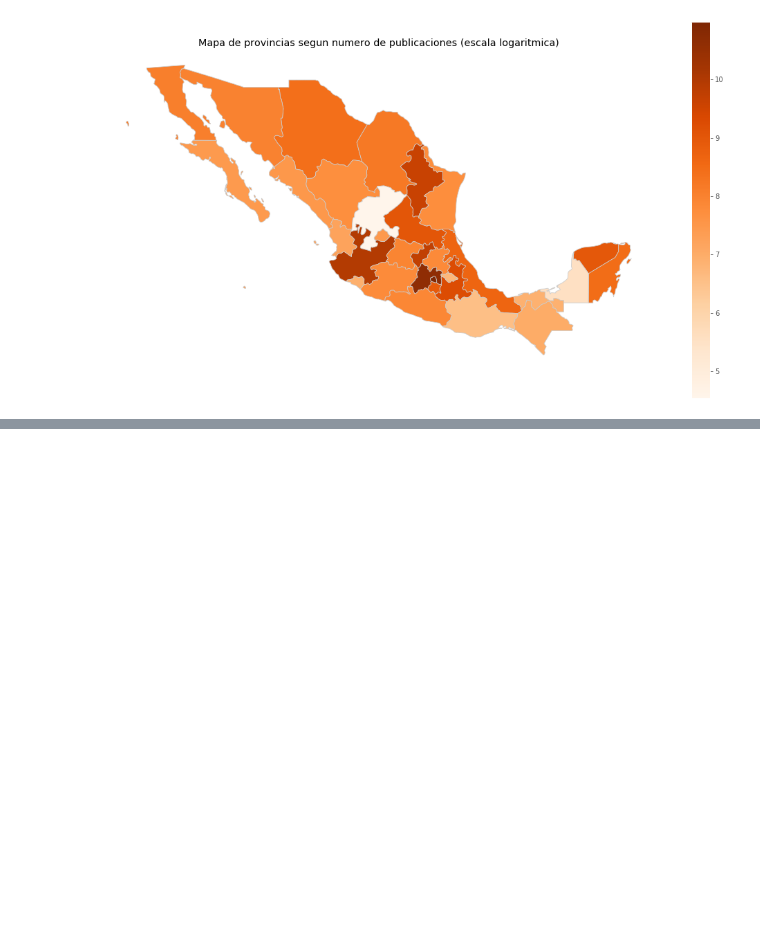
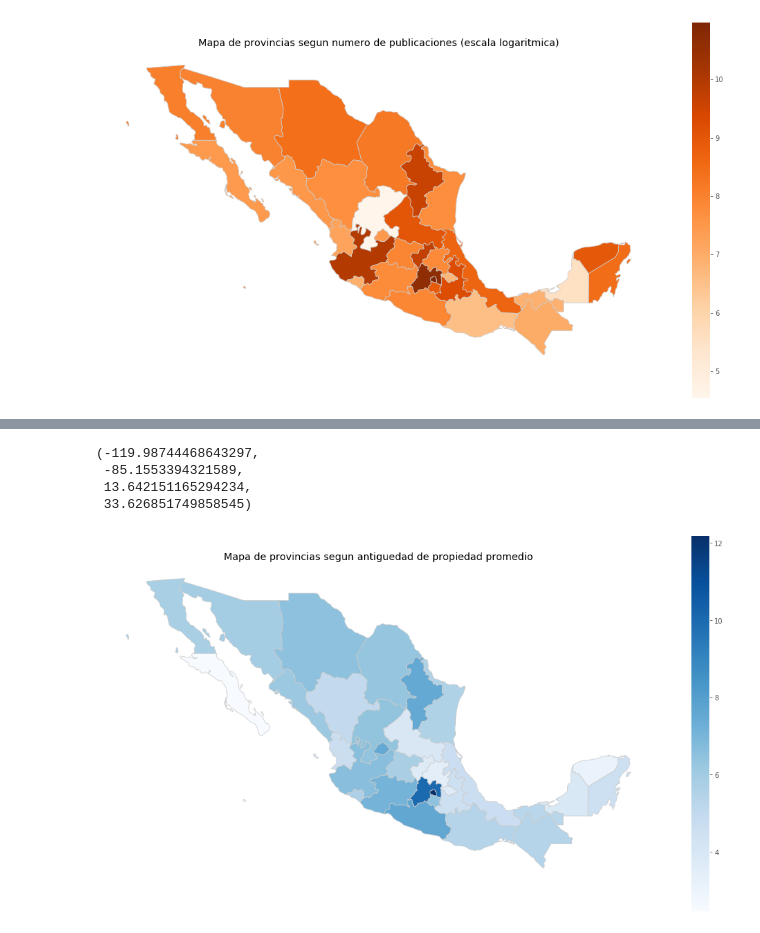
Before and after one commit to PBrrtrn/7506-organizacion-de-datos, a Jupyter notebook: src/exp/exploracion_geografica.ipynb, the cells around one changed output, grey strips where cells are left out. Saved outputs shown, nothing was run; the diff lists cells and outputs as text; code cells hidden in the pictures; blank space fills up the shorter version.

```diff
--- a/src/exp/exploracion_geografica.ipynb
+++ b/src/exp/exploracion_geografica.ipynb
@@ -98,0 +217,7 @@ ax.axis('off')
+# %%
+antiguedad = pd.DataFrame()
+antiguedad['antiguedad'] = data['antiguedad']
+antiguedad['provincia'] = data['provincia']
+antiguedad = antiguedad.groupby('provincia').agg({'antiguedad':'mean'})
+antiguedad.reset_index(inplace = True)
+antiguedad
@@ -98,0 +242,6 @@ ax.axis('off')
+# %%
+antiguedad = antiguedad.rename(columns={'provincia':'ADMIN_NAME'})
+antiguedad['ADMIN_NAME'] = antiguedad['ADMIN_NAME'].apply(gringofy)
+
+merged = map_df.merge(antiguedad, on='ADMIN_NAME')
+merged.head()
@@ -98,0 +255,13 @@ ax.axis('off')
+# %%
+vmin, vmax = 120, 220
+fig, ax = plt.subplots(1, figsize=(18, 10))
+
+merged.plot(column='antiguedad', cmap='Blues', linewidth=0.8, ax=ax, edgecolor='0.8', legend = True)
+ax.set_title('Mapa de provincias segun antiguedad de propiedad promedio')
+ax.axis('off')
+# %% [output]
+(-119.98744468643297,
+ -85.1553394321589,
+ 13.642151165294234,
+ 33.626851749858545)
+[figure, added]
```
Also changed, not shown: parts of 15 cells of this notebook.
